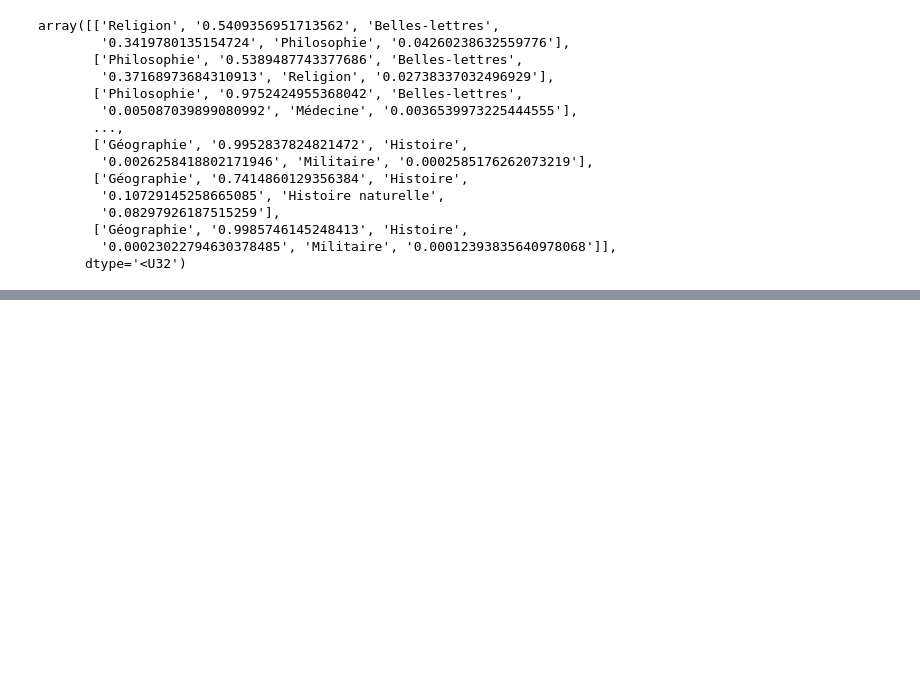
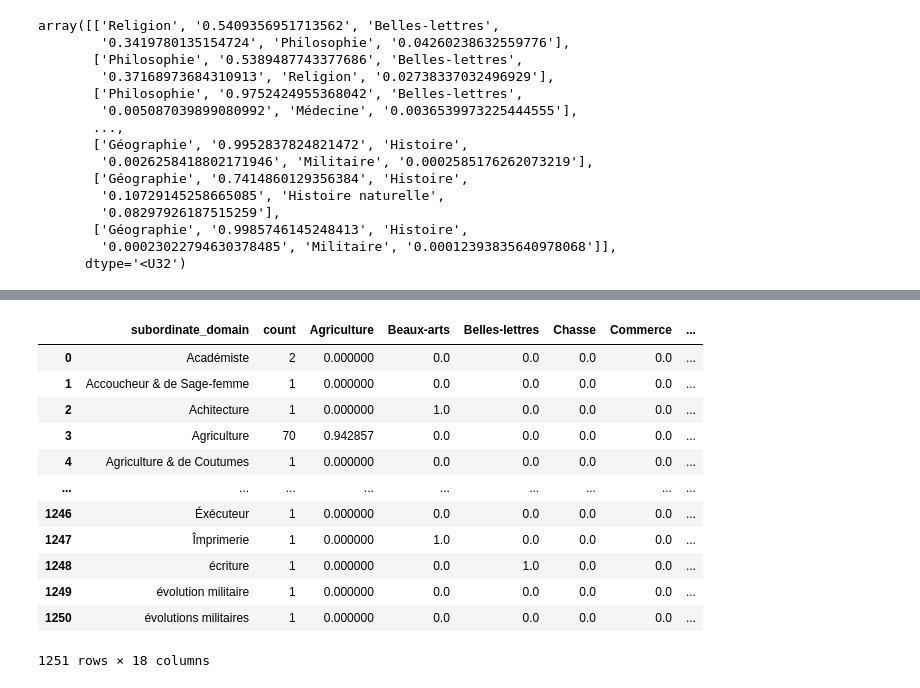
Before and after one commit to ludovicmoncla/trevoux, a Jupyter notebook: 1743_Le_Robert/4.DomainClassification.ipynb, the cells around one changed output, grey strips where cells are left out. Cells and saved outputs as stored; diff of their text form; code cells hidden in the pictures; blank space fills up the shorter version.

```diff
--- a/1743_Le_Robert/4.DomainClassification.ipynb
+++ b/1743_Le_Robert/4.DomainClassification.ipynb
@@ -158,0 +179,5 @@ df.to_csv(os.path.join(path,"Trevoux1743_domPred.tsv"), sep="\t", index=False)
+# %%
+# drop row where subordinate_domain is NaN
+df = df.dropna(subset=['subordinate_domain'])
+new_l = len(df)
+df.head()
@@ -158,0 +213,12 @@ df.to_csv(os.path.join(path,"Trevoux1743_domPred.tsv"), sep="\t", index=False)
+# %%
+df['subordinate_domain'] = df['subordinate_domain'].str.replace('Terme de ', '')
+df['subordinate_domain'] = df['subordinate_domain'].str.replace('Termes de ', '')
+df['subordinate_domain'] = df['subordinate_domain'].str.replace('terme de ', '')
+df['subordinate_domain'] = df['subordinate_domain'].str.replace('termes de ', '')
+df['subordinate_domain'] = df['subordinate_domain'].str.replace("Terme d'", '')
+df['subordinate_domain'] = df['subordinate_domain'].str.replace("Termes d'", '')
+df['subordinate_domain'] = df['subordinate_domain'].str.replace("terme d'", '')
+df['subordinate_domain'] = df['subordinate_domain'].str.replace("termes d'", '')
+# %%
+dom = df['subordinate_domain'].value_counts().reset_index()
+dom
@@ -158,0 +239,4 @@ df.to_csv(os.path.join(path,"Trevoux1743_domPred.tsv"), sep="\t", index=False)
+# %%
+data = df.groupby('subordinate_domain')['domainPred1'].value_counts(normalize=True).unstack().fillna(0)
+data = data.reset_index()
+data
@@ -158,0 +257,17 @@ df.to_csv(os.path.join(path,"Trevoux1743_domPred.tsv"), sep="\t", index=False)
+# %%
+dom = dom.merge(data, how='right')
+dom
+# %% [output]
+|  | subordinate_domain | count | Agriculture | Beaux-arts | Belles-lettres | Chasse | Commerce | ... |
+| 0 | Académiste | 2 | 0.000000 | 0.0 | 0.0 | 0.0 | 0.0 | ... |
+| 1 | Accoucheur & de Sage-femme | 1 | 0.000000 | 0.0 | 0.0 | 0.0 | 0.0 | ... |
+| 2 | Achitecture | 1 | 0.000000 | 1.0 | 0.0 | 0.0 | 0.0 | ... |
+| 3 | Agriculture | 70 | 0.942857 | 0.0 | 0.0 | 0.0 | 0.0 | ... |
+| 4 | Agriculture & de Coutumes | 1 | 0.000000 | 0.0 | 0.0 | 0.0 | 0.0 | ... |
+| ... | ... | ... | ... | ... | ... | ... | ... | ... |
+| 1246 | Éxécuteur | 1 | 0.000000 | 0.0 | 0.0 | 0.0 | 0.0 | ... |
+| 1247 | Împrimerie | 1 | 0.000000 | 1.0 | 0.0 | 0.0 | 0.0 | ... |
+| 1248 | écriture | 1 | 0.000000 | 0.0 | 1.0 | 0.0 | 0.0 | ... |
+| 1249 | évolution militaire | 1 | 0.000000 | 0.0 | 0.0 | 0.0 | 0.0 | ... |
+| 1250 | évolutions militaires | 1 | 0.000000 | 0.0 | 0.0 | 0.0 | 0.0 | ... |
+1251 rows × 18 columns
```
Also changed, not shown: parts of 10 cells of this notebook.
